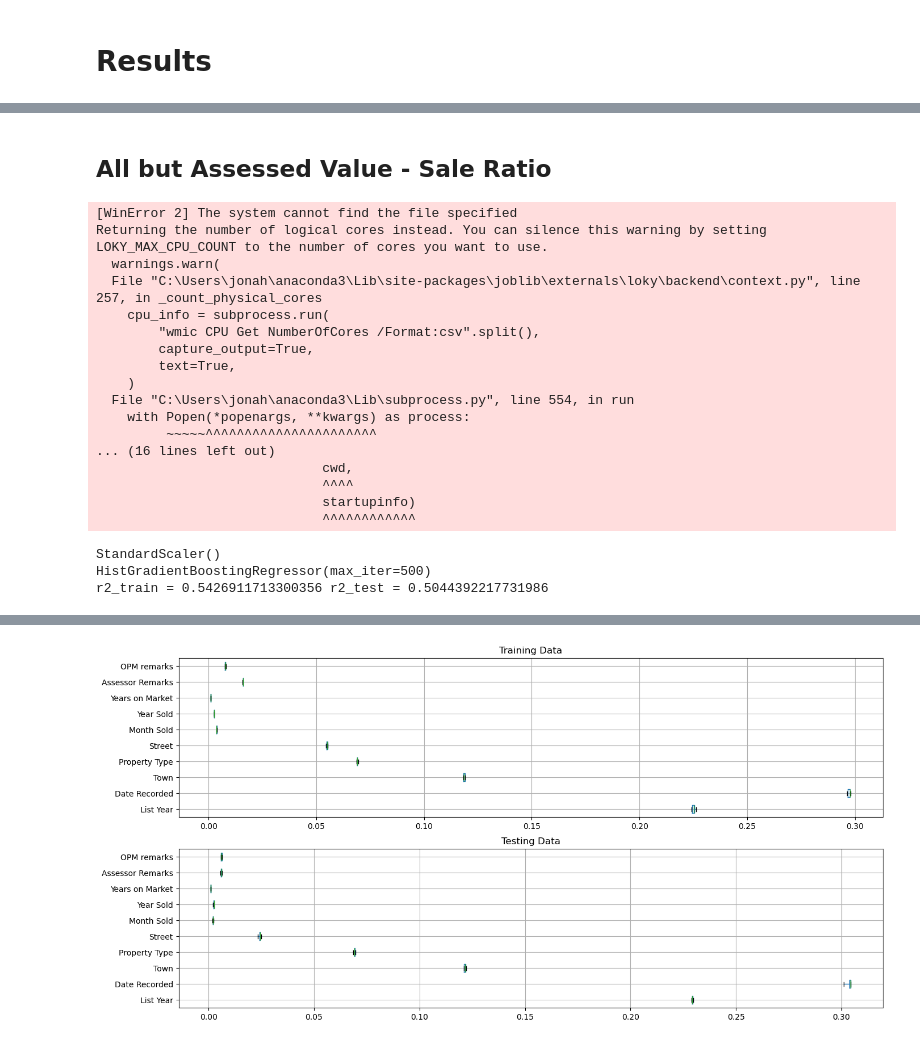
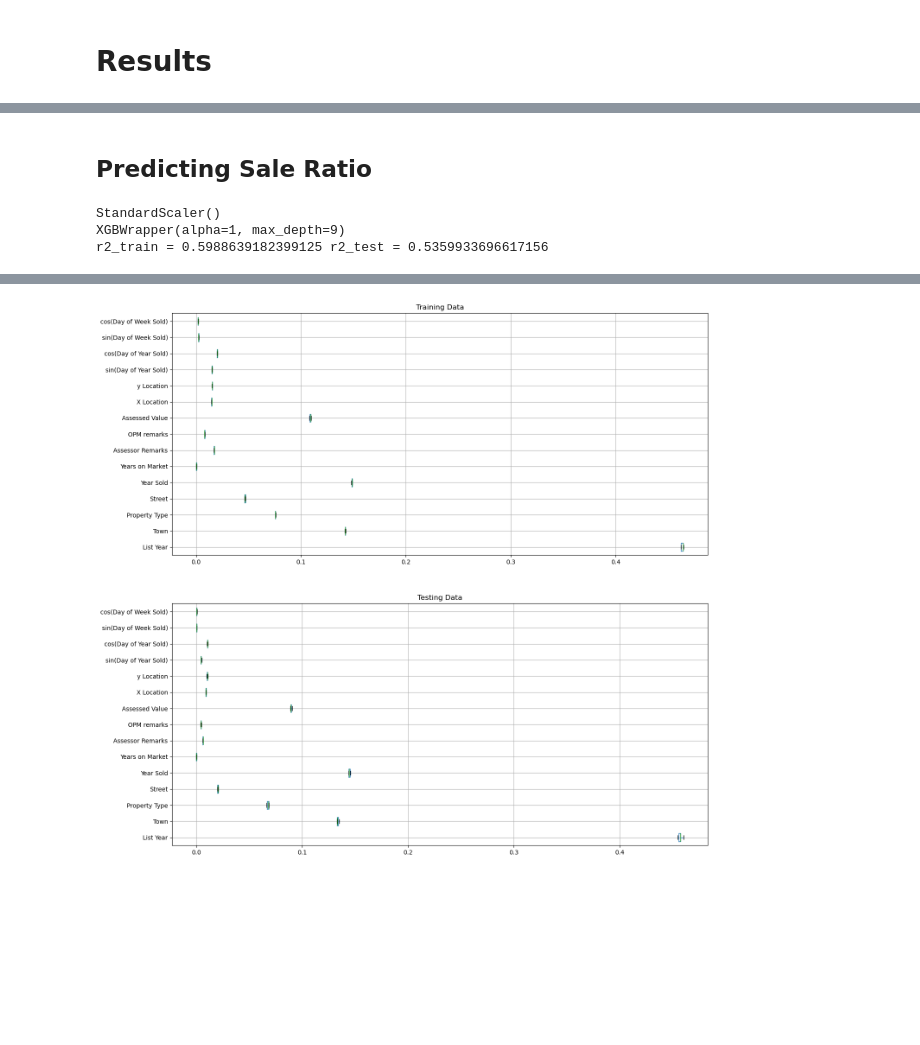
Before and after one commit to jonahmougoue/Connecticut-Real-Estate-Analysis, a Jupyter notebook: RealEstatePrediction.ipynb, the cells around one changed output, grey strips where cells are left out. Cells and saved outputs as stored; diff of their text form; code cells hidden in the pictures; blank space fills up the shorter version.

```diff
--- a/RealEstatePrediction.ipynb
+++ b/RealEstatePrediction.ipynb
@@ -386,7 +401,9 @@ numeric_columns = [
     'Assessed Value',
     'Sale Amount',
     'Sales Ratio',
-    'Date Recorded',
+    #'Date Recorded',
+    'X Location',
+    'y Location'
 ]
 
 for col in numeric_columns:
@@ -409,7 +427,6 @@ for col in numeric_columns:
 bar_columns = [
     'List Year',
     'Property Type',
-    'Month Sold',
     'Year Sold',
     'Years on Market',
 ]
@@ -419,7 +436,6 @@ large_bar_columns = [
     'Address',
     'Assessor Remarks',
     'OPM remarks',
-    'Location',
     'Street',
 ]
 
@@ -708,7 +821,7 @@ def predict_and_plot(X_train, X_test, y_train, y_test, x_features, y_feature, es
     y_test = y_test[y_feature].copy()
 
     if not estimators:
-        estimators = make_estimators()
+        estimators = make_estimators(1)
     grid = make_grid(X_test,estimators)
     y_pred = predict_results(
         X_train,
@@ -732,9 +845,9 @@ def predict_and_plot(X_train, X_test, y_train, y_test, x_features, y_feature, es
         y_feature,
     )
 # %%
-X = df[[
+'''X = df[[
     'List Year',
-    'Date Recorded',
+    #'Date Recorded',
     'Town',
     'Assessed Value',
     'Property Type',
@@ -744,9 +857,12 @@ X = df[[
     'Years on Market',
     'Assessor Remarks',
     'OPM remarks',
+    'X Location',
+    'y Location',
+    'Day of Year Sold',
 ]].copy()
-
-X['Date Recorded'] = X['Date Recorded'].astype('int64')
+'''
+X = df.drop(['Serial Number','Address'],axis=1).copy()
 
 y = df[['Sale Amount','Sales Ratio']]
 X.head()
@@ -829,39 +951,31 @@ r2_train = 0.3531002929562722 r2_test = 0.1295366258080628
 # %% [markdown]
-## All but Assessed Value - Sale Ratio
+## Predicting Sale Ratio
 # %%
-x_features = [
+X_features = [
     'List Year',
-    'Date Recorded',
+    #'Date Recorded',
     'Town',
     'Property Type',
     'Street',
-    'Month Sold',
     'Year Sold',
     'Years on Market',
     'Assessor Remarks',
     'OPM remarks',
+    'Assessed Value',
+    'X Location',
+    'y Location',
+    'sin(Day of Year Sold)',
+    'cos(Day of Year Sold)',
+    'sin(Day of Week Sold)',
+    'cos(Day of Week Sold)',
 ]
+
 y_feature = 'Sales Ratio'
 
-predict_and_plot(X_train, X_test, y_train, y_test, x_features, y_feature)
+estimators = make_estimators(['tree'])
+
+predict_and_plot(X_train, X_test, y_train, y_test, X_features, y_feature, estimators)
 # %% [output]
-[WinError 2] The system cannot find the file specified
-Returning the number of logical cores instead. You can silence this warning by setting LOKY_MAX_CPU_COUNT to the number of cores you want to use.
-  warnings.warn(
-  File "C:\Users\jonah\anaconda3\Lib\site-packages\joblib\externals\loky\backend\context.py", line 257, in _count_physical_cores
-    cpu_info = subprocess.run(
-        "wmic CPU Get NumberOfCores /Format:csv".split(),
-        capture_output=True,
-        text=True,
-    )
-  File "C:\Users\jonah\anaconda3\Lib\subprocess.py", line 554, in run
-    with Popen(*popenargs, **kwargs) as process:
-         ~~~~~^^^^^^^^^^^^^^^^^^^^^^
-... (16 lines left out)
-                             cwd,
-                             ^^^^
-                             startupinfo)
-                             ^^^^^^^^^^^^
+StandardScaler()
+XGBWrapper(alpha=1, max_depth=9)
+r2_train = 0.5988639182399125 r2_test = 0.5359933696617156
-StandardScaler()
-HistGradientBoostingRegressor(max_iter=500)
-r2_train = 0.5426911713300356 r2_test = 0.5044392217731986
@@ -869 +983 @@ r2_train = 0.5426911713300356 r2_test = 0.5044392217731986
-[figure, old version]
+[figure, new version]
```
Also changed, not shown: parts of 31 cells of this notebook, 1 other file.
